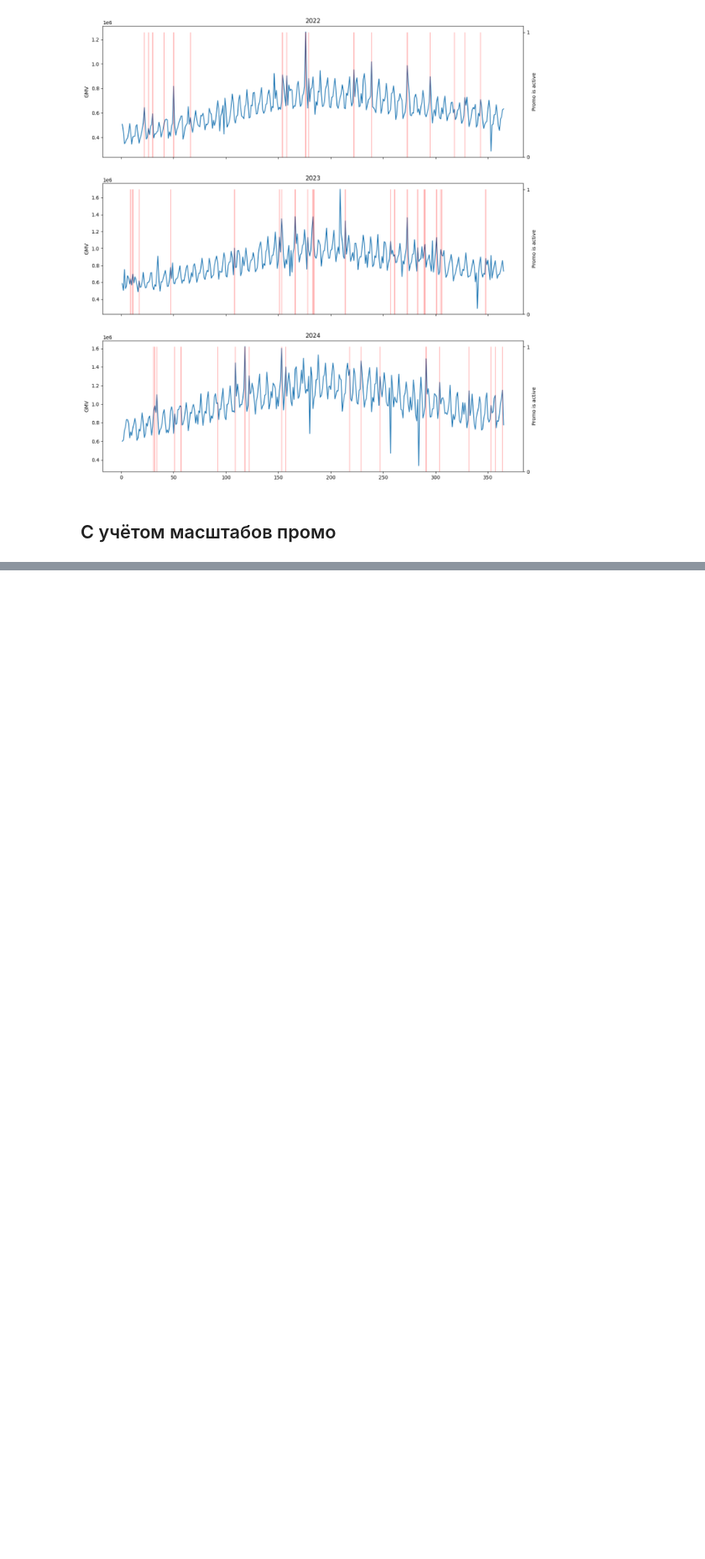
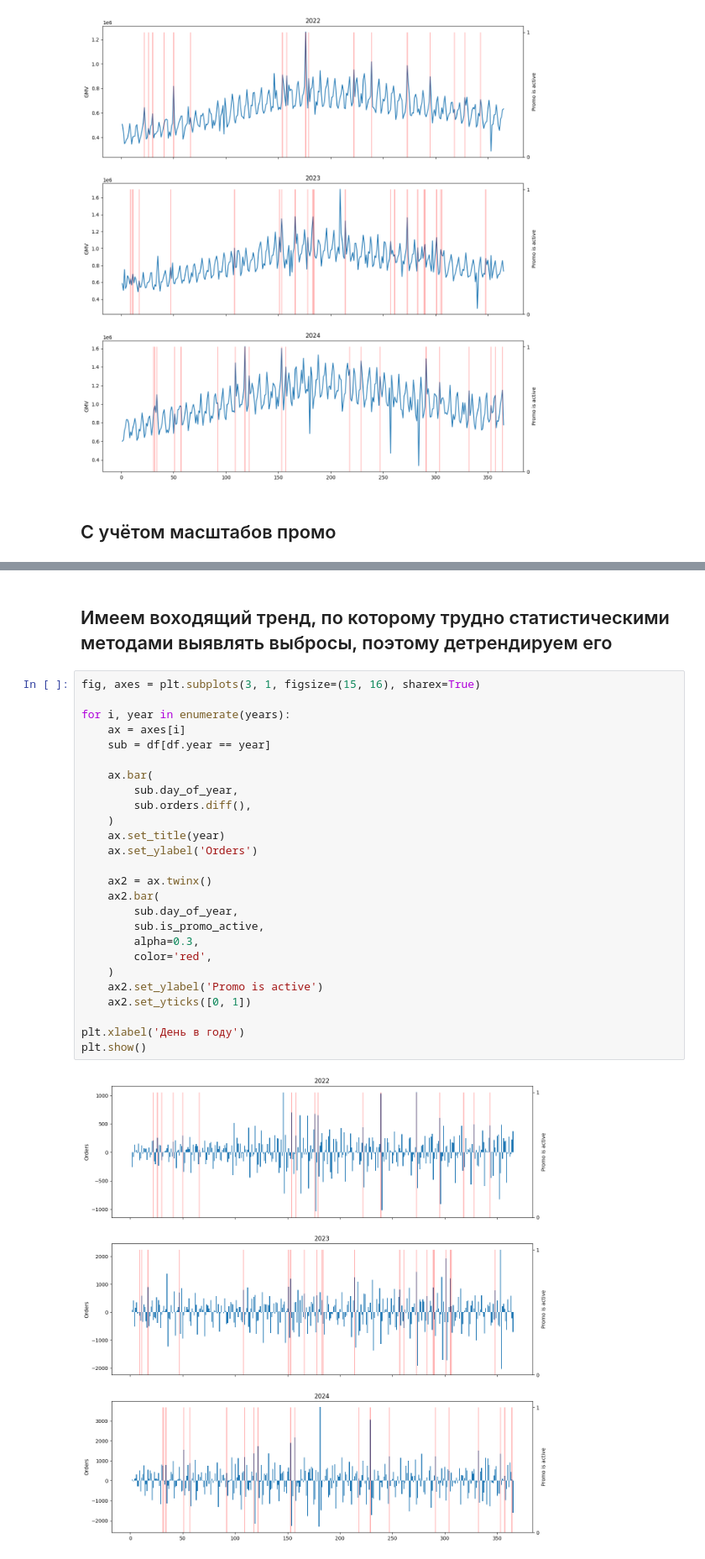
Before and after one commit to Sordid-Slug/test_ozon, a Jupyter notebook: model/forecast.ipynb, the cells around one changed output, grey strips where cells are left out. Shown at 84% size. Cells and saved outputs as stored; diff of their text form; blank space fills up the shorter version.

```diff
--- a/model/forecast.ipynb
+++ b/model/forecast.ipynb
@@ -195,0 +272,30 @@ Name: gmv, Length: 105, dtype: int64
+# %% [markdown]
+## Имеем воходящий тренд, по которому трудно статистическими методами выявлять выбросы, поэтому детрендируем его
+# %%
+fig, axes = plt.subplots(3, 1, figsize=(15, 16), sharex=True)
+
+for i, year in enumerate(years):
+    ax = axes[i]
+    sub = df[df.year == year]
+
+    ax.bar(
+        sub.day_of_year,
+        sub.orders.diff(),
+    )
+    ax.set_title(year)
+    ax.set_ylabel('Orders')
+
+    ax2 = ax.twinx()
+    ax2.bar(
+        sub.day_of_year,
+        sub.is_promo_active,
+        alpha=0.3,
+        color='red',
+    )
+    ax2.set_ylabel('Promo is active')
+    ax2.set_yticks([0, 1])
+
+plt.xlabel('День в году')
+plt.show()
+# %% [output]
+[figure, added]
```
Also changed, not shown: parts of 22 cells of this notebook.
